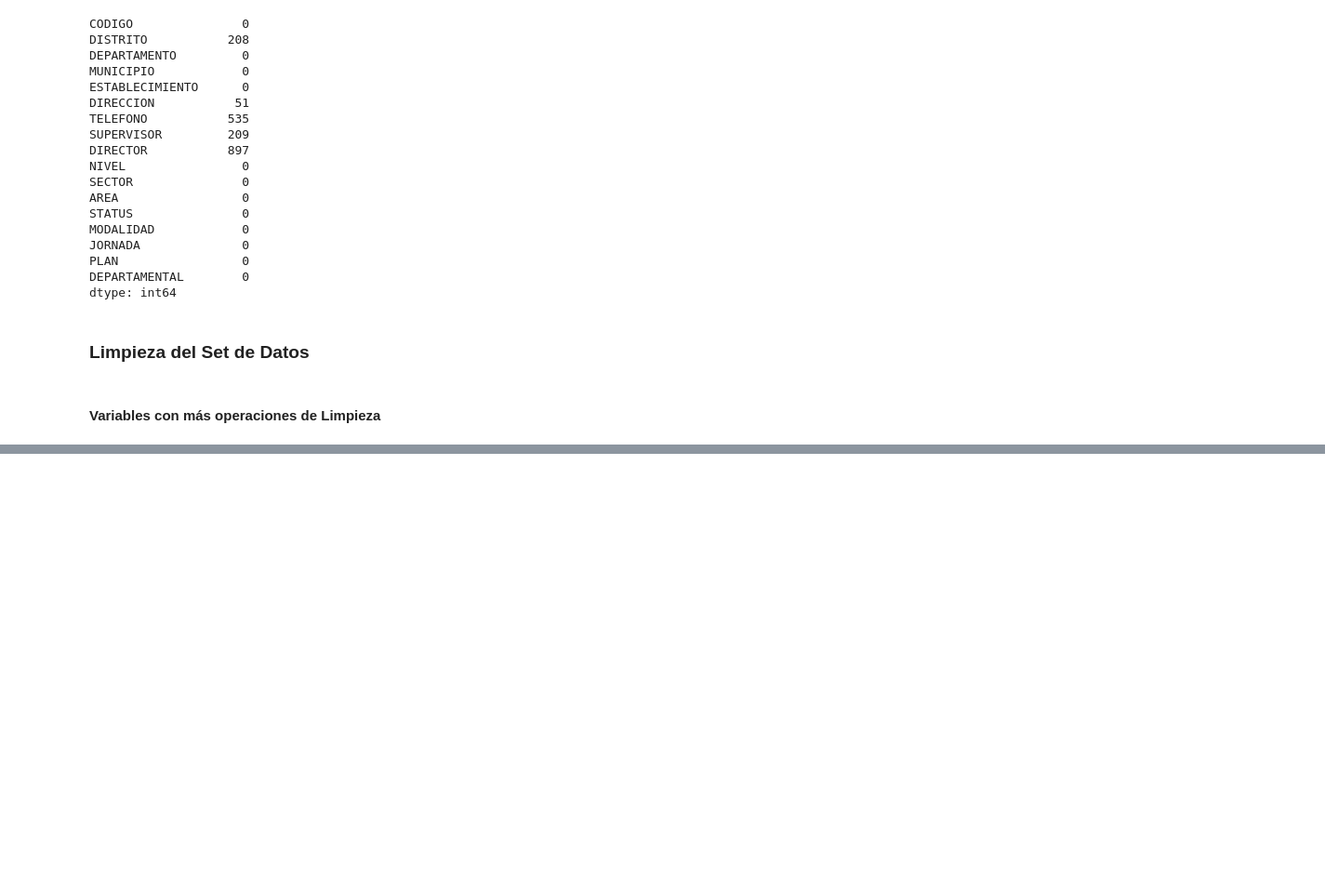
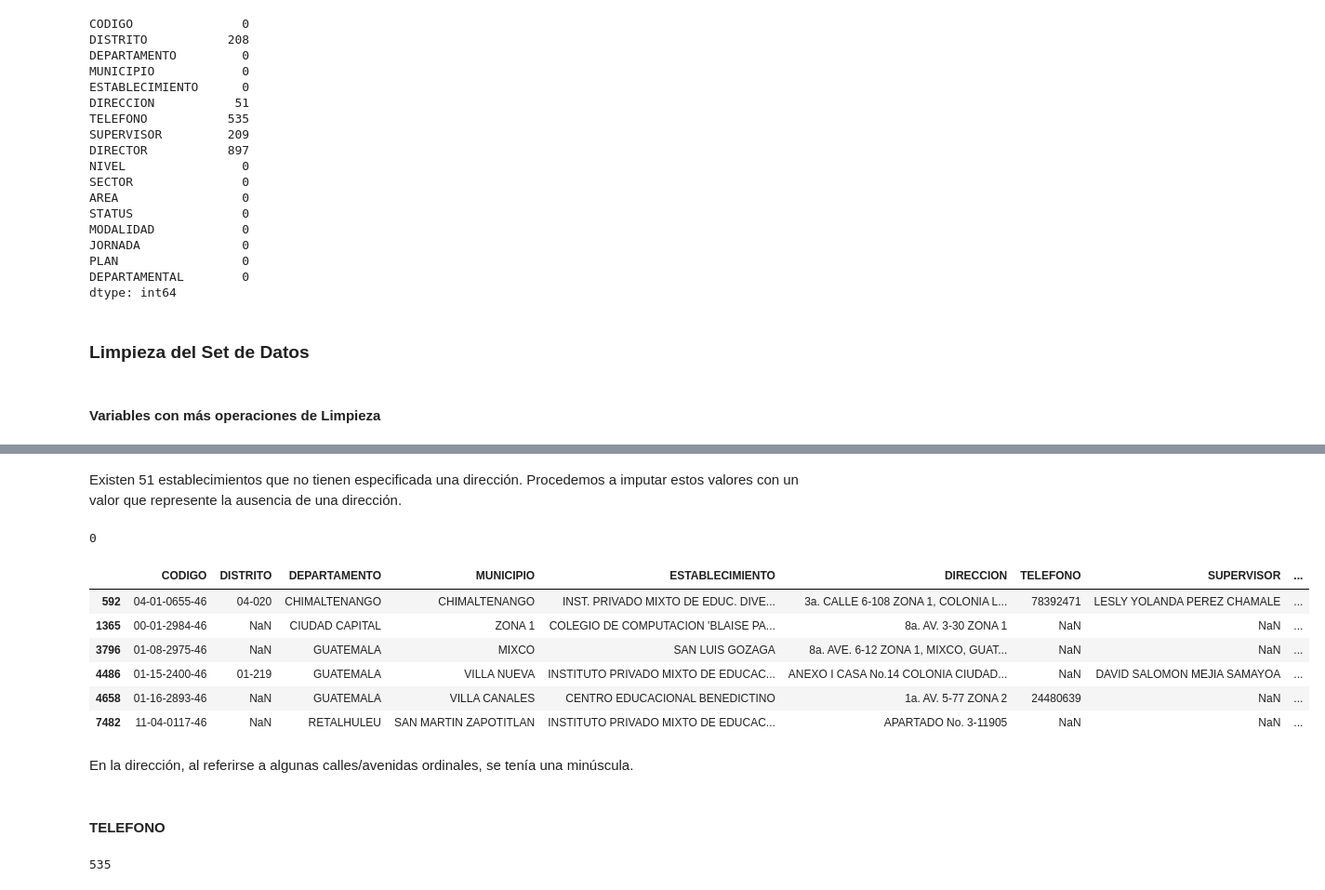
Before and after one commit to FerEsq/DS-Project-01, a Jupyter notebook: cleaning.ipynb, the cells around one changed output, grey strips where cells are left out. Shown at 93% size. Cells and saved outputs as stored; diff of their text form; code cells hidden in the pictures; blank space fills up the shorter version.

```diff
--- a/cleaning.ipynb
+++ b/cleaning.ipynb
@@ -148,0 +259,18 @@ array(['DIARIO(REGULAR)', 'FIN DE SEMANA', 'A DISTANCIA',
+# %% [markdown]
+Existen 51 establecimientos que no tienen especificada una dirección. Procedemos a imputar estos valores con un valor que represente la ausencia de una dirección.
+# %%
+df['DIRECCION'] = df['DIRECCION'].fillna('SIN DIRECCION')
+# %%
+df['DIRECCION'].isna().sum()
+# %% [output]
+0
+# %%
+df[df['DIRECCION'].str.contains('[a-z]')]
+# %% [output]
+|  | CODIGO | DISTRITO | DEPARTAMENTO | MUNICIPIO | ESTABLECIMIENTO | DIRECCION | TELEFONO | SUPERVISOR | ... |
+| 592 | 04-01-0655-46 | 04-020 | CHIMALTENANGO | CHIMALTENANGO | INST. PRIVADO MIXTO DE EDUC. DIVE... | 3a. CALLE 6-108 ZONA 1, COLONIA L... | 78392471 | LESLY YOLANDA PEREZ CHAMALE | ... |
+| 1365 | 00-01-2984-46 | NaN | CIUDAD CAPITAL | ZONA 1 | COLEGIO DE COMPUTACION 'BLAISE PA... | 8a. AV. 3-30 ZONA 1 | NaN | NaN | ... |
+| 3796 | 01-08-2975-46 | NaN | GUATEMALA | MIXCO | SAN LUIS GOZAGA | 8a. AVE. 6-12 ZONA 1, MIXCO, GUAT... | NaN | NaN | ... |
+| 4486 | 01-15-2400-46 | 01-219 | GUATEMALA | VILLA NUEVA | INSTITUTO PRIVADO MIXTO DE EDUCAC... | ANEXO I CASA No.14 COLONIA CIUDAD... | NaN | DAVID SALOMON MEJIA SAMAYOA | ... |
+| 4658 | 01-16-2893-46 | NaN | GUATEMALA | VILLA CANALES | CENTRO EDUCACIONAL BENEDICTINO | 1a. AV. 5-77 ZONA 2 | 24480639 | NaN | ... |
+| 7482 | 11-04-0117-46 | NaN | RETALHULEU | SAN MARTIN ZAPOTITLAN | INSTITUTO PRIVADO MIXTO DE EDUCAC... | APARTADO No. 3-11905 | NaN | NaN | ... |
@@ -148,0 +279,8 @@ array(['DIARIO(REGULAR)', 'FIN DE SEMANA', 'A DISTANCIA',
+# %% [markdown]
+En la dirección, al referirse a algunas calles/avenidas ordinales, se tenía una minúscula.
+# %% [markdown]
+#### TELEFONO
+# %%
+df['TELEFONO'].isna().sum()
+# %% [output]
+535
```
Also changed, not shown: parts of 43 cells of this notebook.
